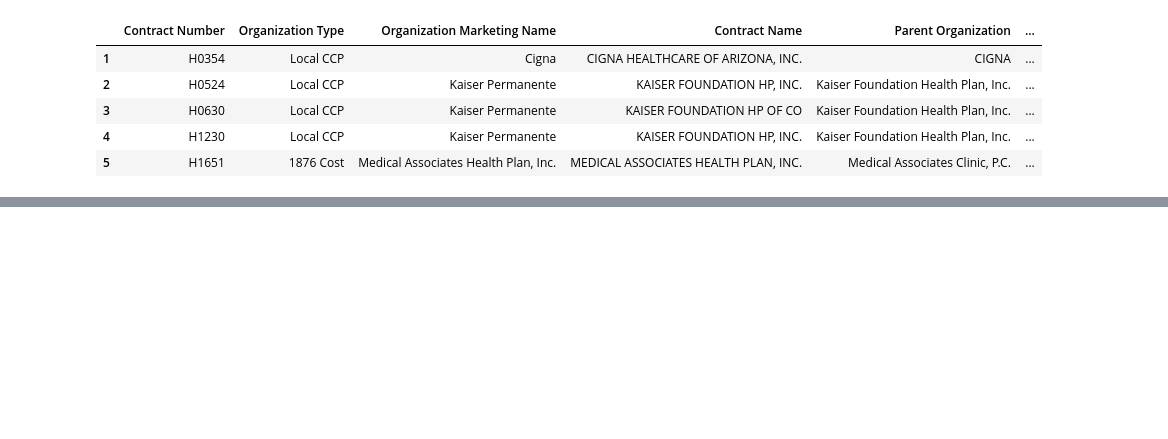
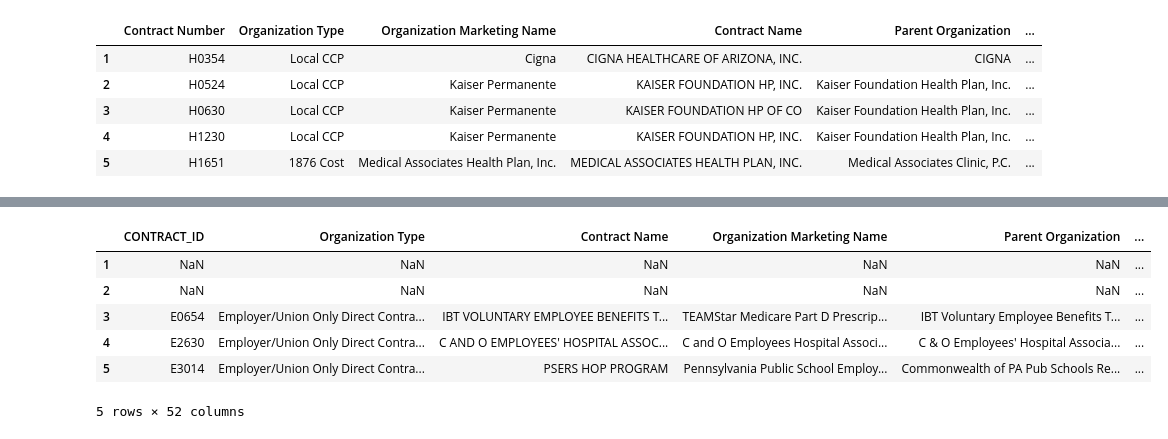
Before and after one commit to marechem/DS-Project, a Jupyter notebook: US_HealthCare_Project.ipynb, the cells around one changed output, grey strips where cells are left out. Cells and saved outputs as stored; diff of their text form; code cells hidden in the pictures; blank space fills up the shorter version.

```diff
--- a/US_HealthCare_Project.ipynb
+++ b/US_HealthCare_Project.ipynb
@@ -185,0 +155,15 @@ StarSprnC.head()
+# %%
+sf7 = StarFallMaster.replace(to_replace = ["Plan not required to report measure","Not enough data available","Plan too new to be measured"], value = "0")
+new_header14 = sf7.iloc[0]
+sf7.columns = new_header14
+sf7 = sf7.drop(sf7.index[0])
+
+sf7.head()
+# %% [output]
+|  | CONTRACT_ID | Organization Type | Contract Name | Organization Marketing Name | Parent Organization | ... |
+| 1 | NaN | NaN | NaN | NaN | NaN | ... |
+| 2 | NaN | NaN | NaN | NaN | NaN | ... |
+| 3 | E0654 | Employer/Union Only Direct Contra... | IBT VOLUNTARY EMPLOYEE BENEFITS T... | TEAMStar Medicare Part D Prescrip... | IBT Voluntary Employee Benefits T... | ... |
+| 4 | E2630 | Employer/Union Only Direct Contra... | C AND O EMPLOYEES' HOSPITAL ASSOC... | C and O Employees Hospital Associ... | C & O Employees' Hospital Associa... | ... |
+| 5 | E3014 | Employer/Union Only Direct Contra... | PSERS HOP PROGRAM | Pennsylvania Public School Employ... | Commonwealth of PA Pub Schools Re... | ... |
+5 rows × 52 columns
```
Also changed, not shown: parts of 26 cells of this notebook.
